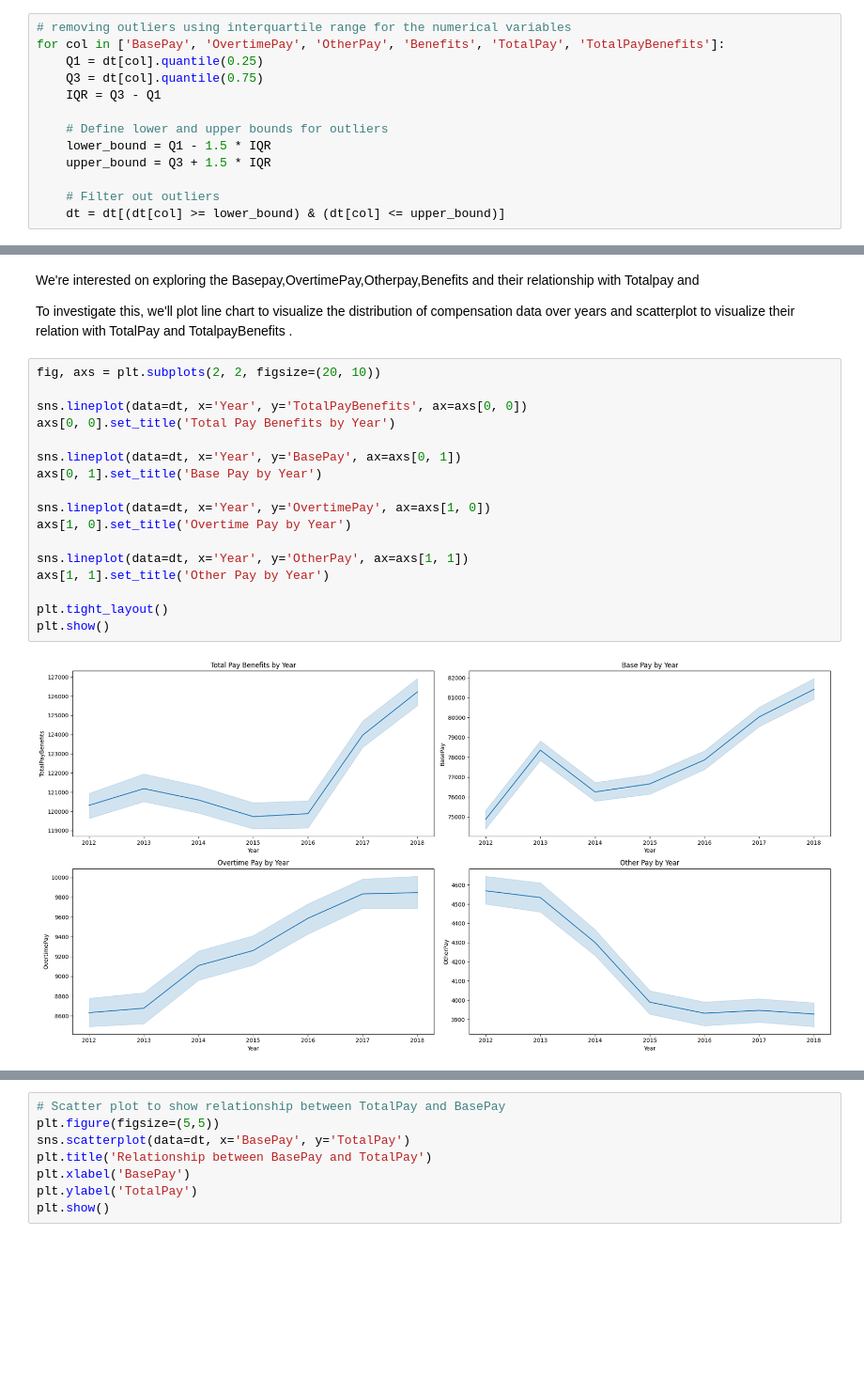
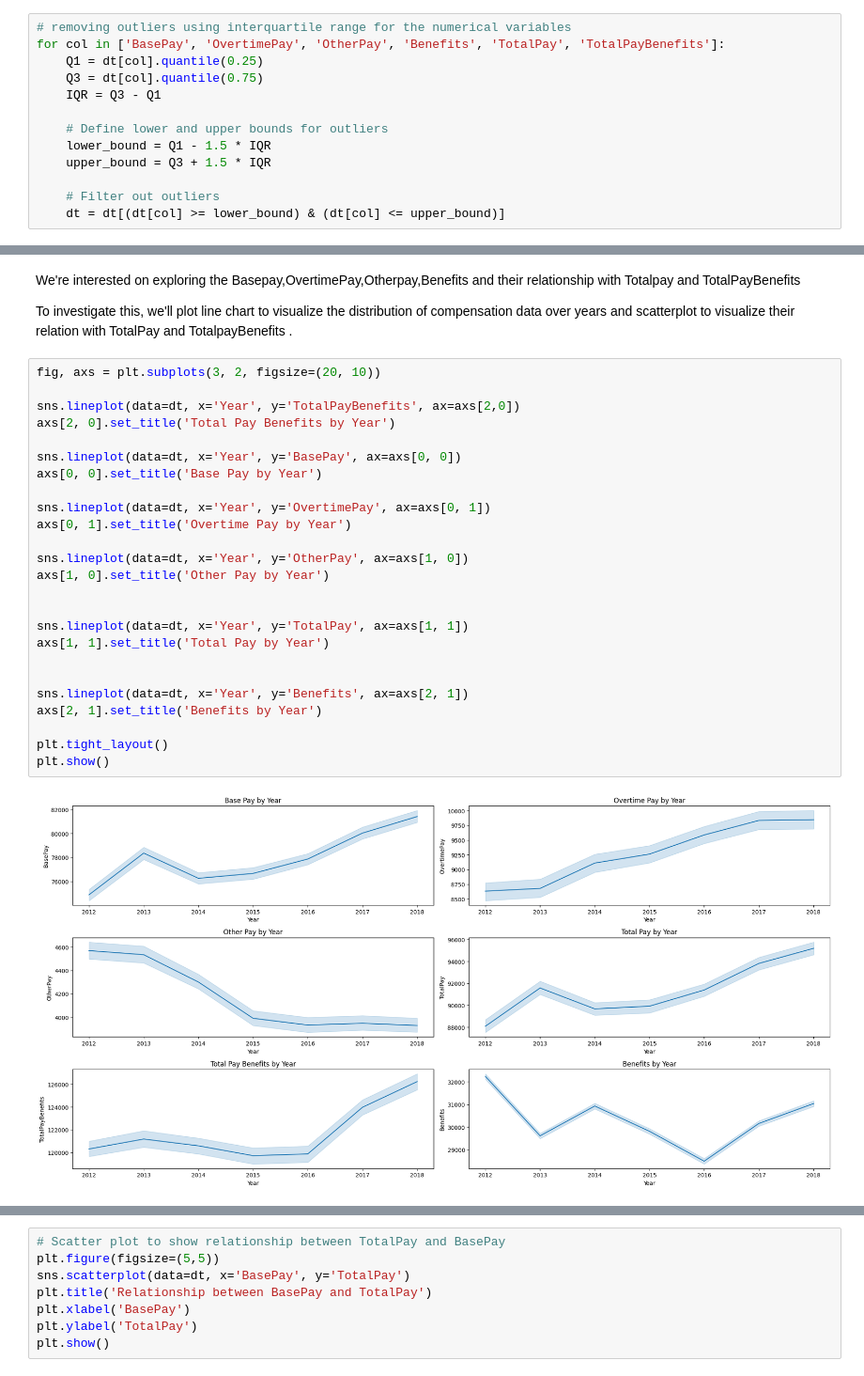
Before and after one commit to abhinavpy3/DATA-ANALYSIS----SSFE, a Jupyter notebook: SSFE.ipynb, the cells around one changed output, grey strips where cells are left out. Shown at 94% size. Drawn from its saved outputs; the diff is of its cells as text; blank space fills up the shorter version.

```diff
--- a/SSFE.ipynb
+++ b/SSFE.ipynb
@@ -232,23 +244,31 @@ for col in ['BasePay', 'OvertimePay', 'OtherPay', 'Benefits', 'TotalPay', 'Total
 # %% [markdown]
-We're interested on exploring the Basepay,OvertimePay,Otherpay,Benefits and their relationship with Totalpay and
+We're interested on exploring the Basepay,OvertimePay,Otherpay,Benefits and their relationship with Totalpay and TotalPayBenefits
 
 To investigate this, we'll plot line chart to visualize the distribution of compensation data over years and scatterplot to visualize their relation with TotalPay and TotalpayBenefits .
 # %%
-fig, axs = plt.subplots(2, 2, figsize=(20, 10))
+fig, axs = plt.subplots(3, 2, figsize=(20, 10))
 
-sns.lineplot(data=dt, x='Year', y='TotalPayBenefits', ax=axs[0, 0])
-axs[0, 0].set_title('Total Pay Benefits by Year')
+sns.lineplot(data=dt, x='Year', y='TotalPayBenefits', ax=axs[2,0])
+axs[2, 0].set_title('Total Pay Benefits by Year')
 
-sns.lineplot(data=dt, x='Year', y='BasePay', ax=axs[0, 1])
-axs[0, 1].set_title('Base Pay by Year')
+sns.lineplot(data=dt, x='Year', y='BasePay', ax=axs[0, 0])
+axs[0, 0].set_title('Base Pay by Year')
 
-sns.lineplot(data=dt, x='Year', y='OvertimePay', ax=axs[1, 0])
-axs[1, 0].set_title('Overtime Pay by Year')
+sns.lineplot(data=dt, x='Year', y='OvertimePay', ax=axs[0, 1])
+axs[0, 1].set_title('Overtime Pay by Year')
 
-sns.lineplot(data=dt, x='Year', y='OtherPay', ax=axs[1, 1])
-axs[1, 1].set_title('Other Pay by Year')
+sns.lineplot(data=dt, x='Year', y='OtherPay', ax=axs[1, 0])
+axs[1, 0].set_title('Other Pay by Year')
+
+
+sns.lineplot(data=dt, x='Year', y='TotalPay', ax=axs[1, 1])
+axs[1, 1].set_title('Total Pay by Year')
+
+
+sns.lineplot(data=dt, x='Year', y='Benefits', ax=axs[2, 1])
+axs[2, 1].set_title('Benefits by Year')
 
 plt.tight_layout()
 plt.show()
 # %% [output]
-[figure, old version]
+[figure, new version]
```
Also changed, not shown: parts of 3 cells of this notebook.
